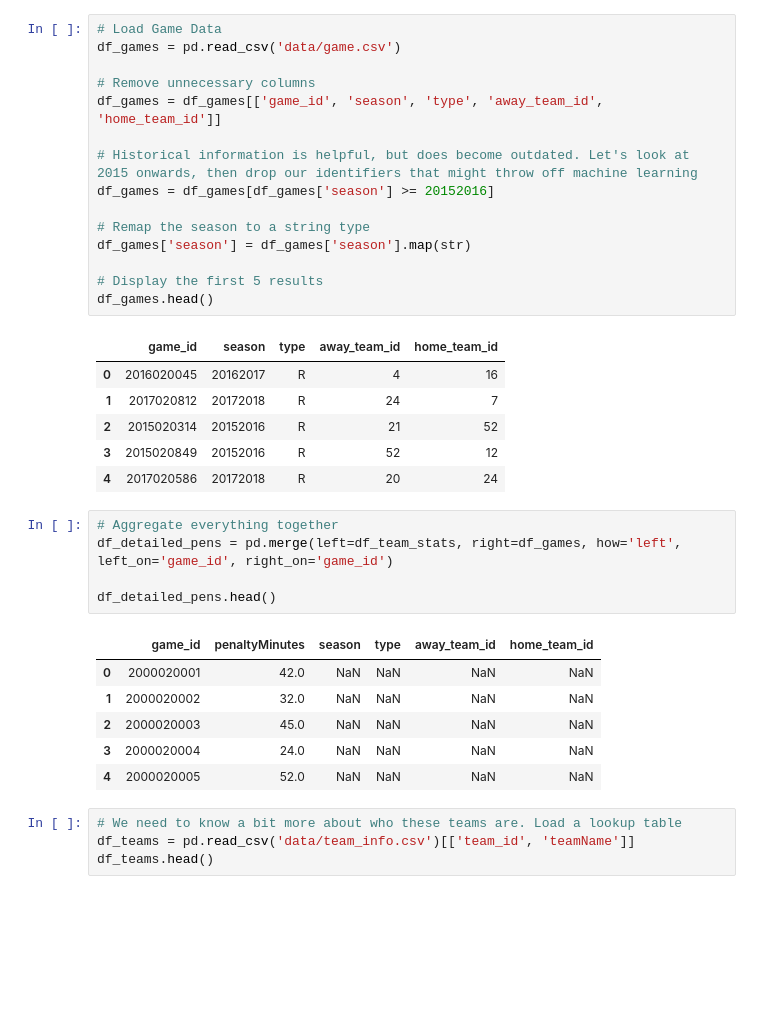
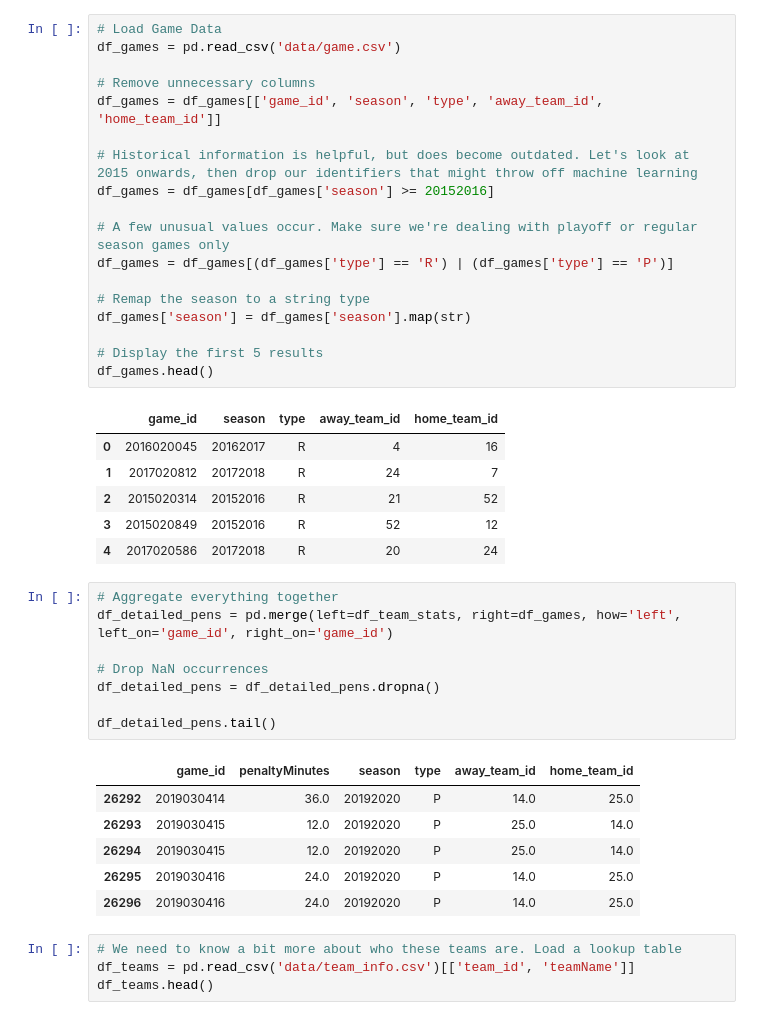
Before and after one commit to IntegerMan/AutoMLwithPythonAndAzure, a Jupyter notebook: part1_dataprep.ipynb, the cells around one changed output. Cells and saved outputs as stored; diff of their text form; blank space fills up the shorter version.

```diff
--- a/part1_dataprep.ipynb
+++ b/part1_dataprep.ipynb
@@ -49,6 +49,9 @@ df_games = df_games[['game_id', 'season', 'type', 'away_team_id', 'home_team_id'
 # Historical information is helpful, but does become outdated. Let's look at 2015 onwards, then drop our identifiers that might throw off machine learning
 df_games = df_games[df_games['season'] >= 20152016]
 
+# A few unusual values occur. Make sure we're dealing with playoff or regular season games only
+df_games = df_games[(df_games['type'] == 'R') | (df_games['type'] == 'P')]
+
 # Remap the season to a string type
 df_games['season'] = df_games['season'].map(str)
 
@@ -64,15 +67,18 @@ df_games.head()
 # %%
 # Aggregate everything together
 df_detailed_pens = pd.merge(left=df_team_stats, right=df_games, how='left', left_on='game_id', right_on='game_id')
 
-df_detailed_pens.head()
+# Drop NaN occurrences
+df_detailed_pens = df_detailed_pens.dropna()
+
+df_detailed_pens.tail()
 # %% [output]
 |  | game_id | penaltyMinutes | season | type | away_team_id | home_team_id |
-| 0 | 2000020001 | 42.0 | NaN | NaN | NaN | NaN |
-| 1 | 2000020002 | 32.0 | NaN | NaN | NaN | NaN |
-| 2 | 2000020003 | 45.0 | NaN | NaN | NaN | NaN |
-| 3 | 2000020004 | 24.0 | NaN | NaN | NaN | NaN |
-| 4 | 2000020005 | 52.0 | NaN | NaN | NaN | NaN |
+| 26292 | 2019030414 | 36.0 | 20192020 | P | 14.0 | 25.0 |
+| 26293 | 2019030415 | 12.0 | 20192020 | P | 25.0 | 14.0 |
+| 26294 | 2019030415 | 12.0 | 20192020 | P | 25.0 | 14.0 |
+| 26295 | 2019030416 | 24.0 | 20192020 | P | 14.0 | 25.0 |
+| 26296 | 2019030416 | 24.0 | 20192020 | P | 14.0 | 25.0 |
 # %%
 # We need to know a bit more about who these teams are. Load a lookup table
 df_teams = pd.read_csv('data/team_info.csv')[['team_id', 'teamName']]
```
Also changed, not shown: parts of 3 cells of this notebook, 5 other files.
